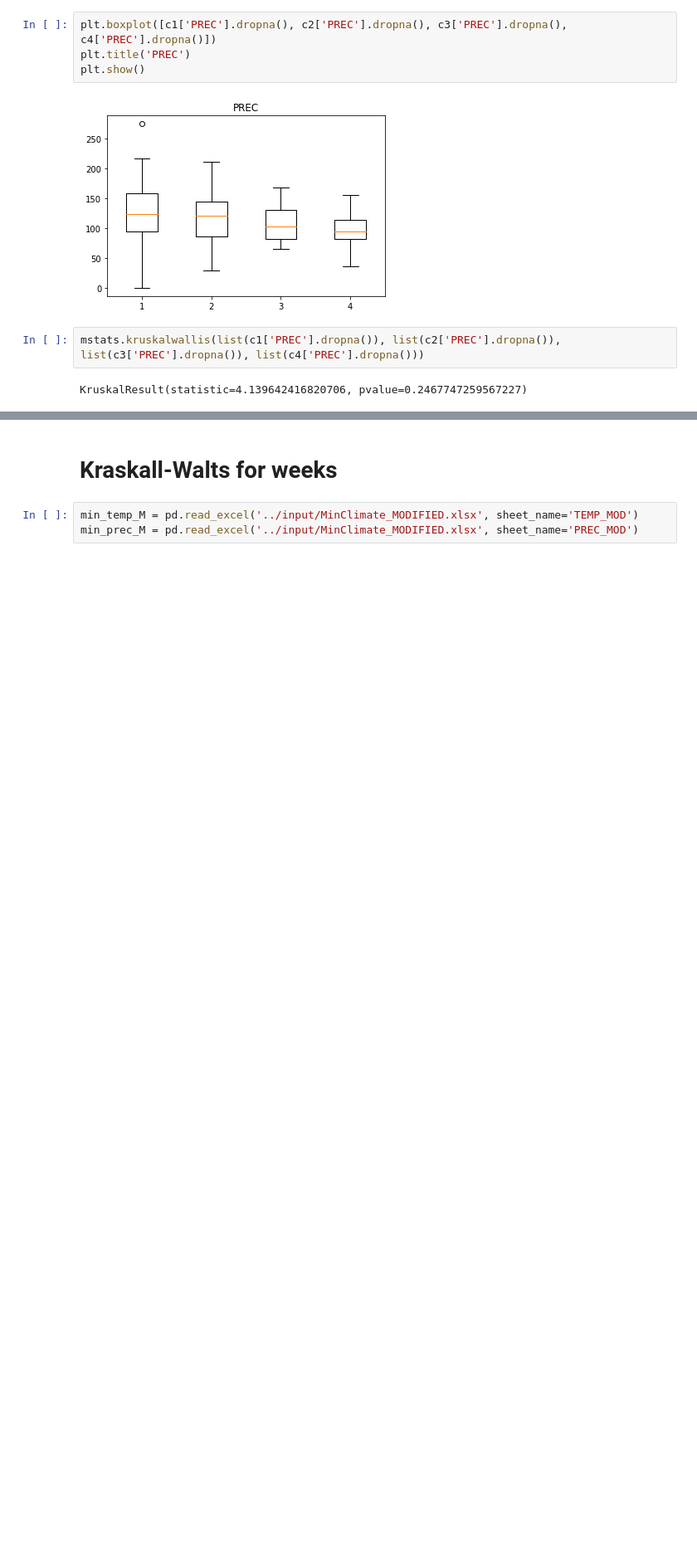
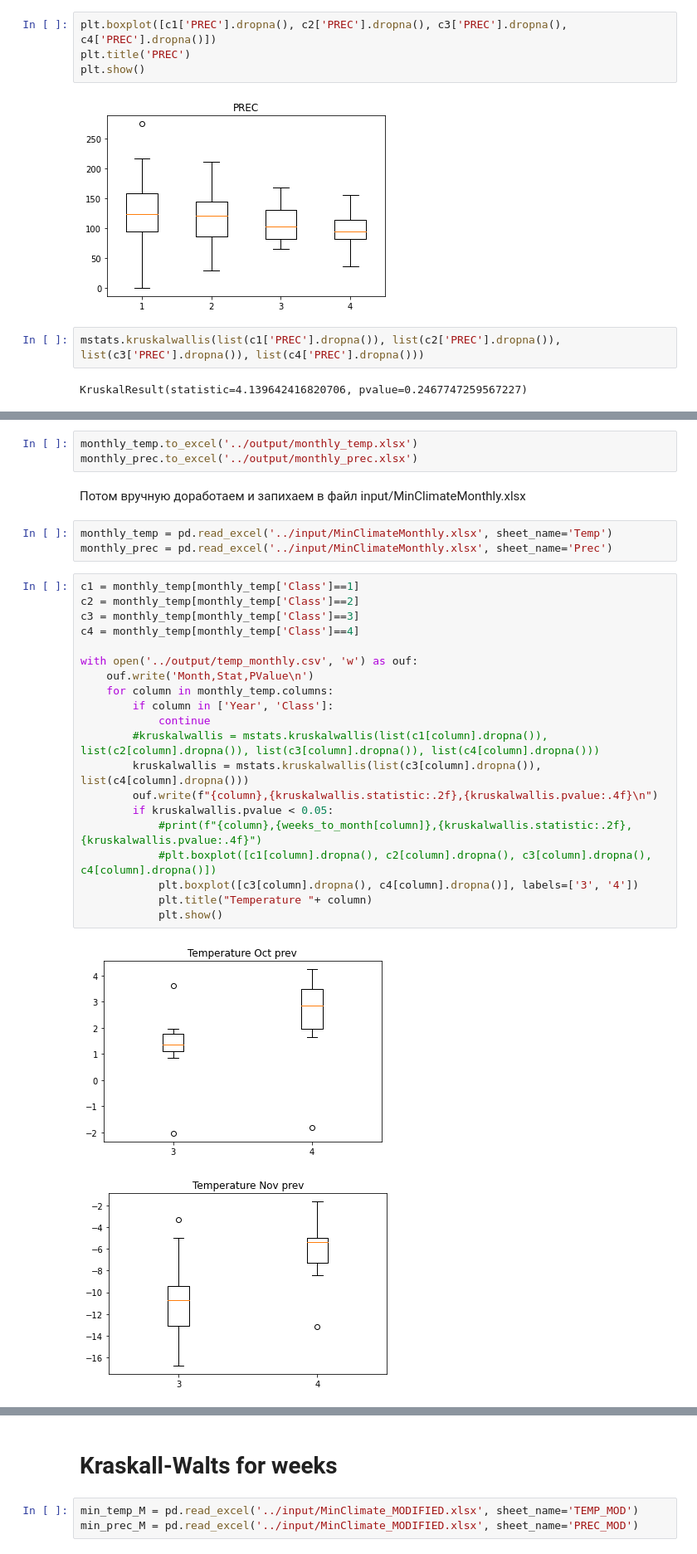
Before and after one commit to mikewellmeansme/TracheidClustering, a Jupyter notebook: notebooks/climate_experiment.ipynb, the cells around one changed output, grey strips where cells are left out. Shown at 83% size. Drawn from its saved outputs; the diff is of its cells as text; blank space fills up the shorter version.

Commit message:
add monthly climate

```diff
--- a/notebooks/climate_experiment.ipynb
+++ b/notebooks/climate_experiment.ipynb
@@ -38,0 +62,31 @@ KruskalResult(statistic=4.139642416820706, pvalue=0.2467747259567227)
+# %%
+monthly_temp.to_excel('../output/monthly_temp.xlsx')
+monthly_prec.to_excel('../output/monthly_prec.xlsx')
+# %% [markdown]
+Потом вручную доработаем и запихаем в файл input/MinClimateMonthly.xlsx
+# %%
+monthly_temp = pd.read_excel('../input/MinClimateMonthly.xlsx', sheet_name='Temp')
+monthly_prec = pd.read_excel('../input/MinClimateMonthly.xlsx', sheet_name='Prec')
+# %%
+c1 = monthly_temp[monthly_temp['Class']==1]
+c2 = monthly_temp[monthly_temp['Class']==2]
+c3 = monthly_temp[monthly_temp['Class']==3]
+c4 = monthly_temp[monthly_temp['Class']==4]
+
+with open('../output/temp_monthly.csv', 'w') as ouf:
+    ouf.write('Month,Stat,PValue\n')
+    for column in monthly_temp.columns:
+        if column in ['Year', 'Class']:
+            continue
+        #kruskalwallis = mstats.kruskalwallis(list(c1[column].dropna()), list(c2[column].dropna()), list(c3[column].dropna()), list(c4[column].dropna()))
+        kruskalwallis = mstats.kruskalwallis(list(c3[column].dropna()), list(c4[column].dropna()))
+        ouf.write(f"{column},{kruskalwallis.statistic:.2f},{kruskalwallis.pvalue:.4f}\n")
+        if kruskalwallis.pvalue < 0.05:
+            #print(f"{column},{weeks_to_month[column]},{kruskalwallis.statistic:.2f},{kruskalwallis.pvalue:.4f}")
+            #plt.boxplot([c1[column].dropna(), c2[column].dropna(), c3[column].dropna(), c4[column].dropna()])
+            plt.boxplot([c3[column].dropna(), c4[column].dropna()], labels=['3', '4'])
+            plt.title("Temperature "+ column)
+            plt.show()
+# %% [output]
+[figure, added]
+[figure, added]
```
Also changed, not shown: parts of 8 cells of this notebook.
